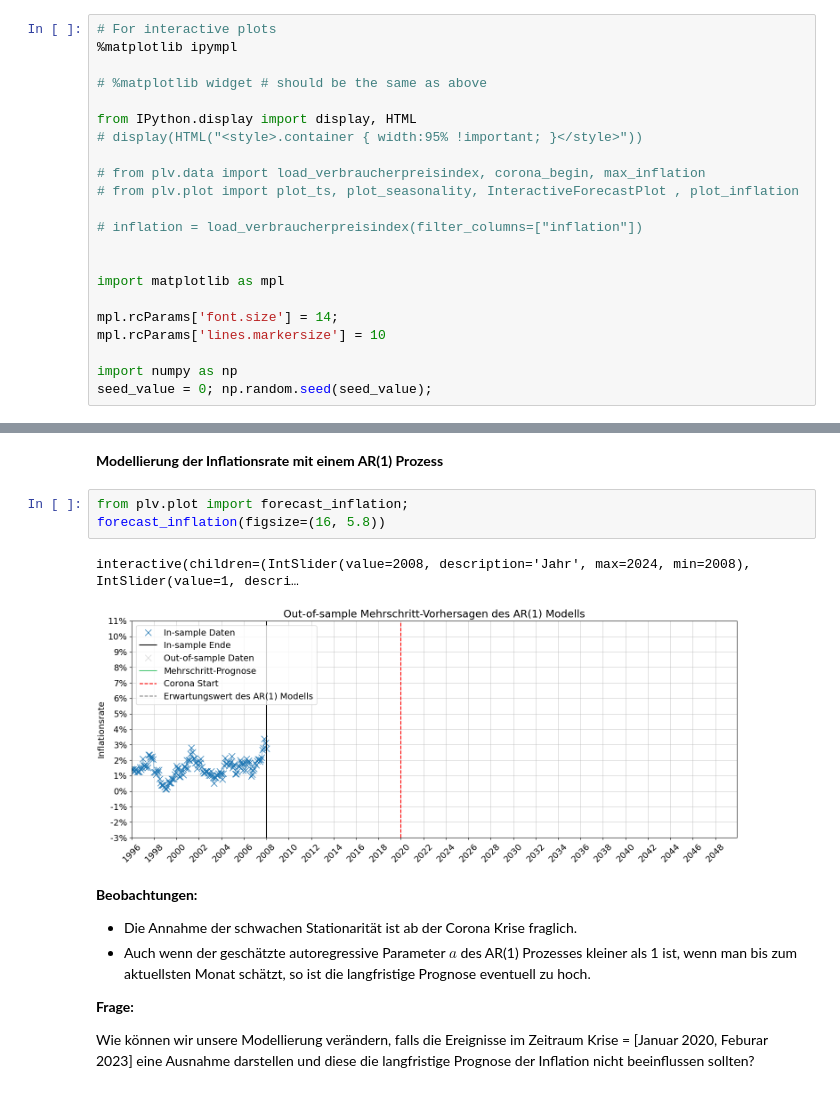
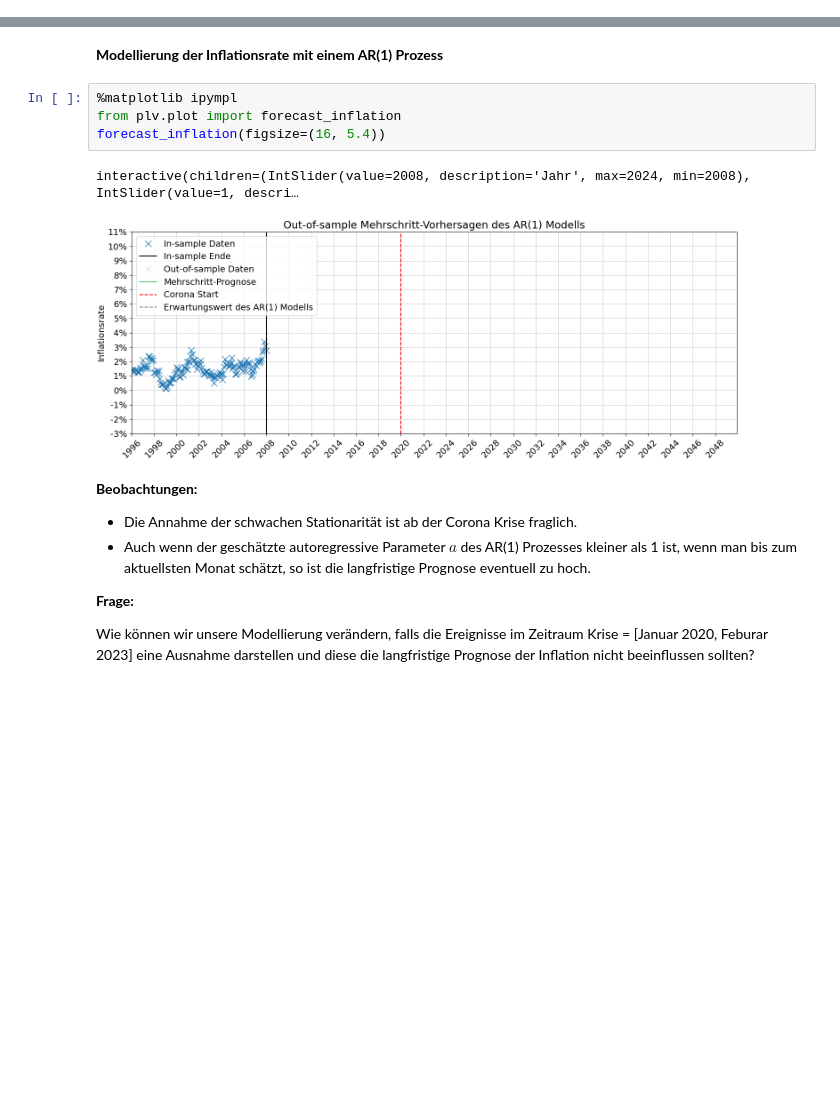
Before and after one commit to FSpanhel/plv_1, a Jupyter notebook: presentation.ipynb, the cells around one changed output, grey strips where cells are left out. Cells and saved outputs as stored; diff of their text form; blank space fills up the shorter version.

```diff
--- a/presentation.ipynb
+++ b/presentation.ipynb
@@ -1,25 +1,3 @@
-# %%
-# For interactive plots
-%matplotlib ipympl
-
-# %matplotlib widget # should be the same as above
-
-from IPython.display import display, HTML
-# display(HTML("<style>.container { width:95% !important; }</style>"))
-
-# from plv.data import load_verbraucherpreisindex, corona_begin, max_inflation
-# from plv.plot import plot_ts, plot_seasonality, InteractiveForecastPlot , plot_inflation
-
-# inflation = load_verbraucherpreisindex(filter_columns=["inflation"])
-
-
-import matplotlib as mpl
-
-mpl.rcParams['font.size'] = 14;
-mpl.rcParams['lines.markersize'] = 10
-
-import numpy as np
-seed_value = 0; np.random.seed(seed_value);
 # %% [markdown]
 **Anmerkungen zur Bedienung der interaktiven Präsentation**
 
@@ -444,11 +422,12 @@ from IPython.display import display, HTML
 # %% [markdown]
 **Modellierung der Inflationsrate mit einem AR(1) Prozess**
 # %%
-from plv.plot import forecast_inflation;
-forecast_inflation(figsize=(16, 5.8))
+%matplotlib ipympl
+from plv.plot import forecast_inflation
+forecast_inflation(figsize=(16, 5.4))
 # %% [output]
 interactive(children=(IntSlider(value=2008, description='Jahr', max=2024, min=2008), IntSlider(value=1, descri…
-[figure, old version]
+[figure, new version]
 # %% [markdown]
 **Beobachtungen:**
 - Die Annahme der schwachen Stationarität ist ab der Corona Krise fraglich.
```
Also changed, not shown: parts of 23 cells of this notebook, 2 other files.
